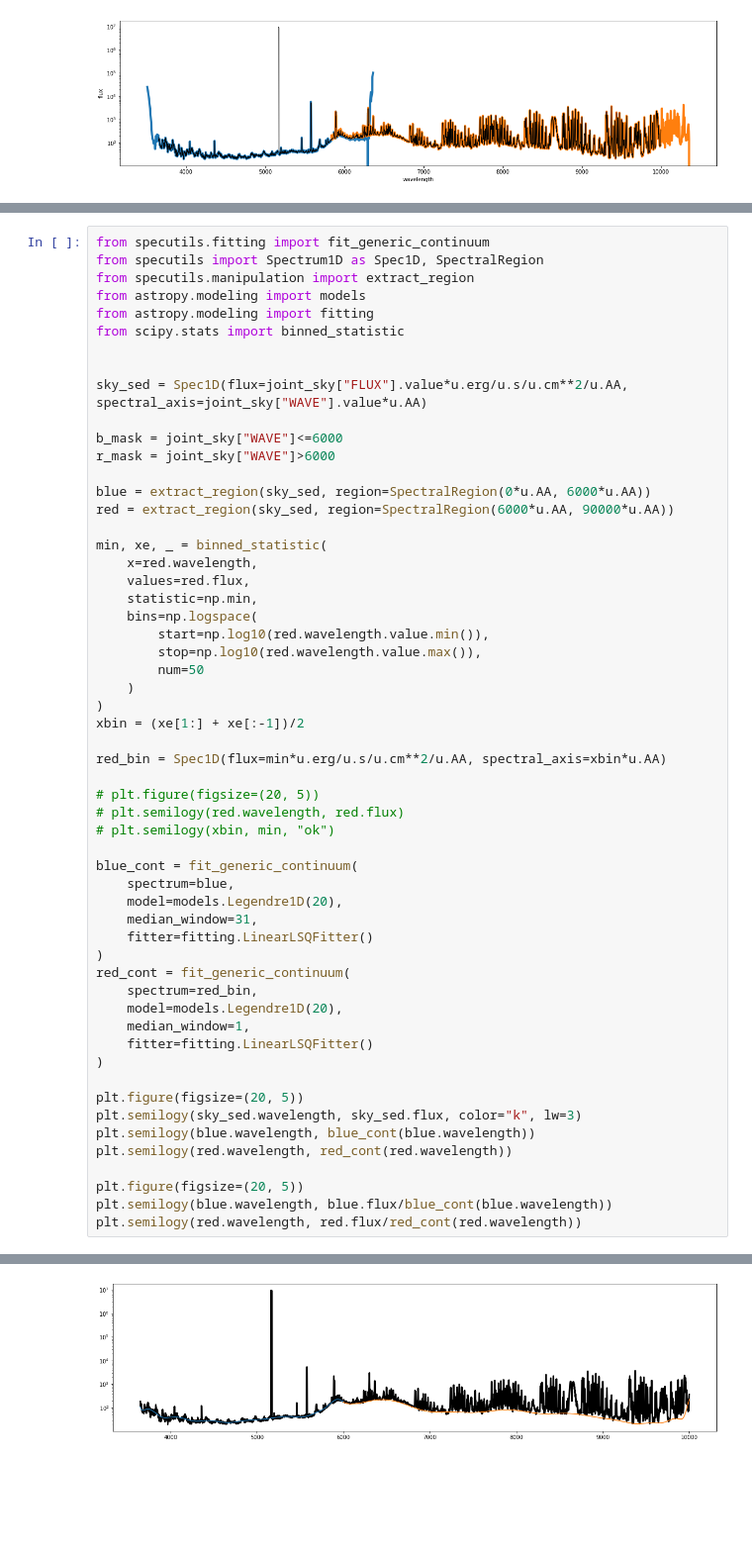
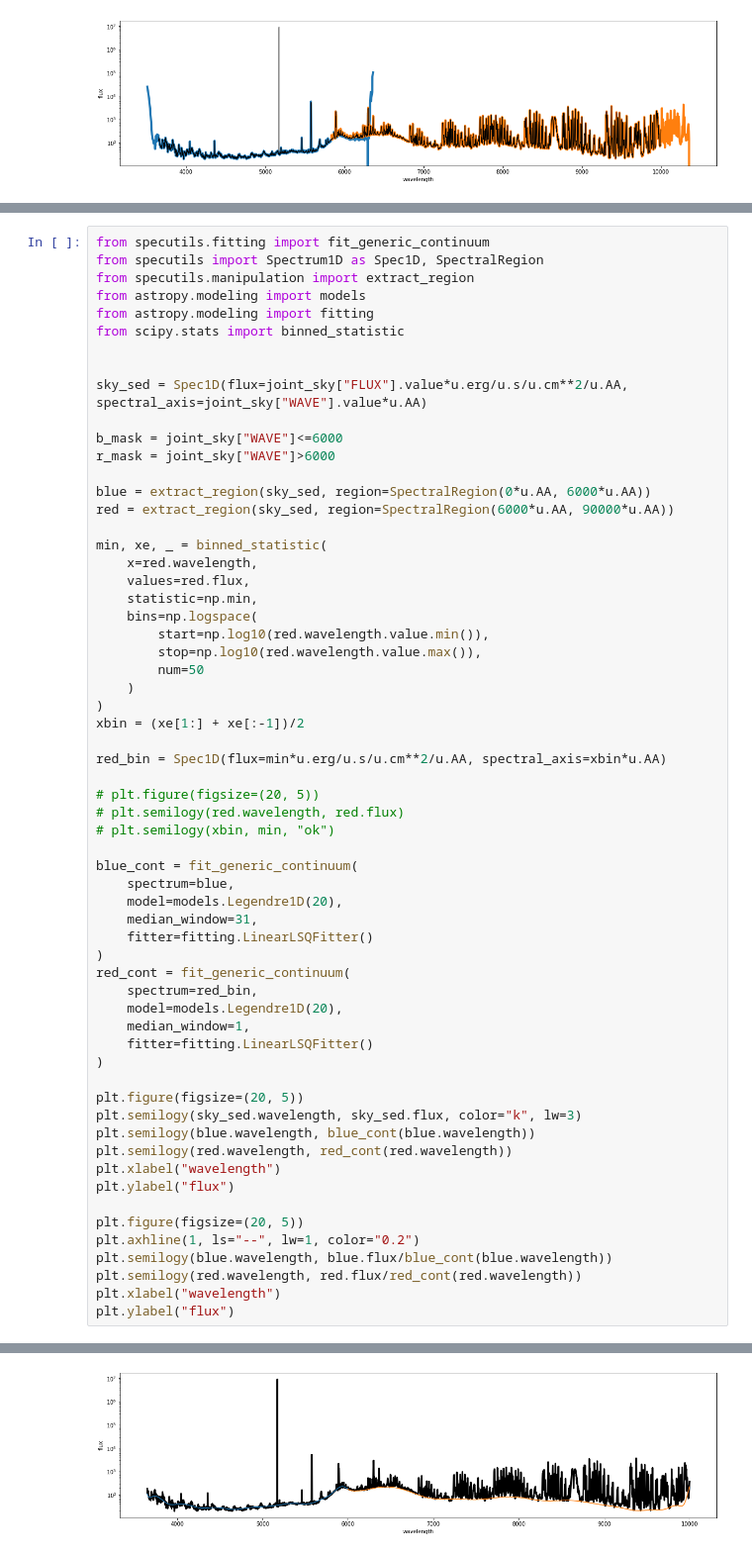
Before and after one commit to sdss/lvmdrp, a Jupyter notebook: docs/nb/sky-cont.ipynb, the cells around one changed output, grey strips where cells are left out. Shown at 99% size. Cells and saved outputs as stored; diff of their text form; blank space fills up the shorter version.

```diff
--- a/docs/nb/sky-cont.ipynb
+++ b/docs/nb/sky-cont.ipynb
@@ -1046,8 +992,13 @@ plt.figure(figsize=(20, 5))
 plt.semilogy(sky_sed.wavelength, sky_sed.flux, color="k", lw=3)
 plt.semilogy(blue.wavelength, blue_cont(blue.wavelength))
 plt.semilogy(red.wavelength, red_cont(red.wavelength))
+plt.xlabel("wavelength")
+plt.ylabel("flux")
 
 plt.figure(figsize=(20, 5))
+plt.axhline(1, ls="--", lw=1, color="0.2")
 plt.semilogy(blue.wavelength, blue.flux/blue_cont(blue.wavelength))
 plt.semilogy(red.wavelength, red.flux/red_cont(red.wavelength))
+plt.xlabel("wavelength")
+plt.ylabel("flux")
 # %% [output]
@@ -1055 +1006 @@ plt.semilogy(red.wavelength, red.flux/red_cont(red.wavelength))
-[figure, old version]
+[figure, new version]
```
Also changed, not shown: parts of 4 cells of this notebook.
